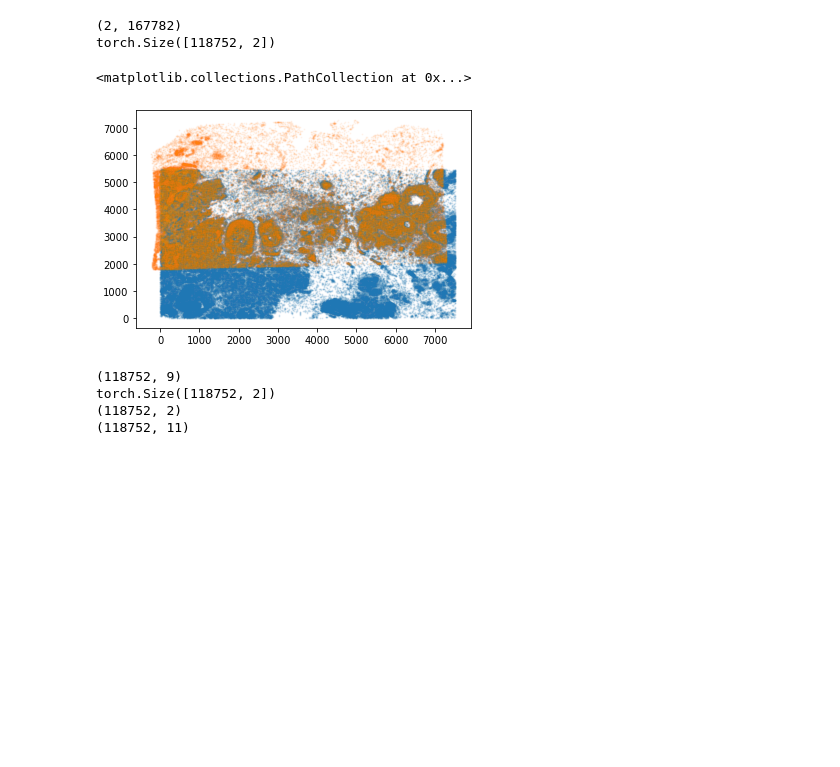
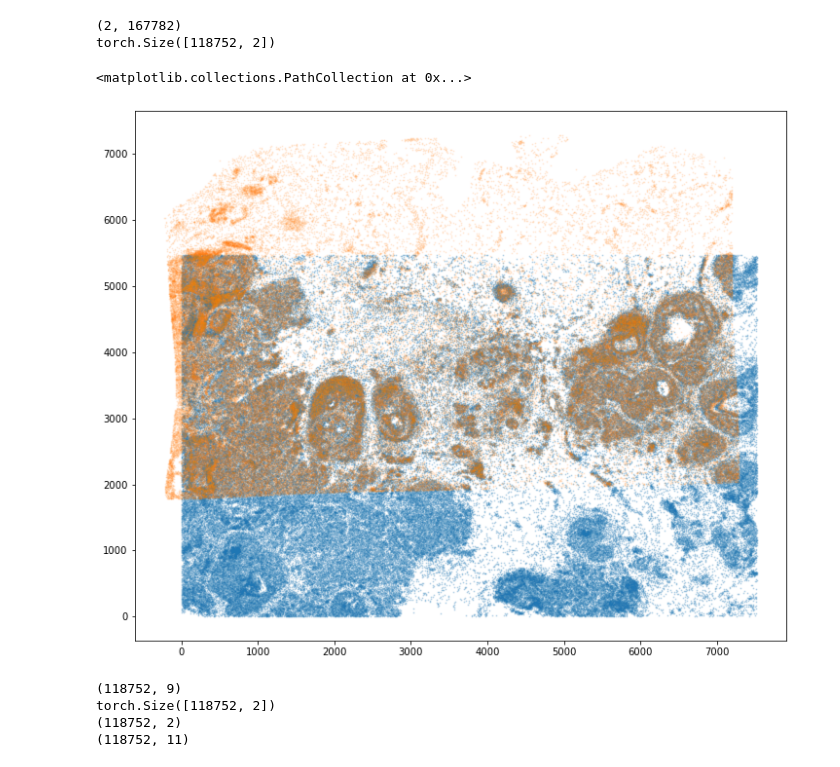
Before and after one commit to JEFworks-Lab/STalign, a Jupyter notebook: xenium-2-jeanv2.ipynb, the cells around one changed output. Saved outputs shown, nothing was run; the diff lists cells and outputs as text; code cells hidden in the pictures; blank space fills up the shorter version.

```diff
--- a/xenium-2-jeanv2.ipynb
+++ b/xenium-2-jeanv2.ipynb
@@ -6,6 +6,10 @@ import numpy as np
 import matplotlib.pyplot as plt
 import pandas as pd
 import tools
+import torch
+
+# make plots bigger
+plt.rcParams["figure.figsize"] = (12,10)
 # %%
 # Single cell data 1
 # read in data
@@ -184,7 +188,7 @@ device = 'cpu'
 
 # keep all other parameters default
 params = {'L':L,'T':T,
-          'niter':100,
+          'niter':200,
           'pointsI':pointsI,
           'pointsJ':pointsJ,
           'device':device,
@@ -277,11 +278,11 @@ torch.Size([118752, 2])
 # %%
 # plot results
 fig,ax = plt.subplots()
-ax.scatter(tpointsI[0,:],tpointsI[1,:],s=1,alpha=0.1)
-ax.scatter(tpointsJ[:,1],tpointsJ[:,0],s=1,alpha=0.05) # also needs to plot as y,x not x,y
+ax.scatter(tpointsI[0,:],tpointsI[1,:],s=1,alpha=0.2)
+ax.scatter(tpointsJ[:,1],tpointsJ[:,0],s=1,alpha=0.1) # also needs to plot as y,x not x,y
 # %% [output]
 <matplotlib.collections.PathCollection at 0x...>
-[figure, old version]
+[figure, new version]
 # %%
 # save results by appending
 print(df2.shape)
```
Also changed, not shown: parts of 8 cells of this notebook, 3 other files.
